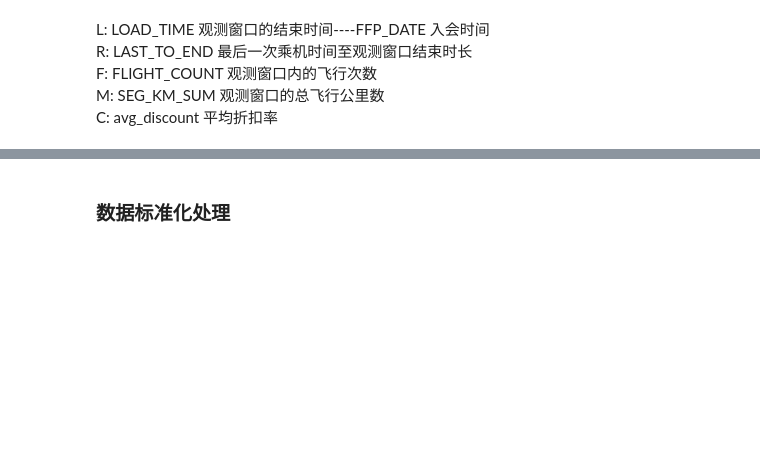
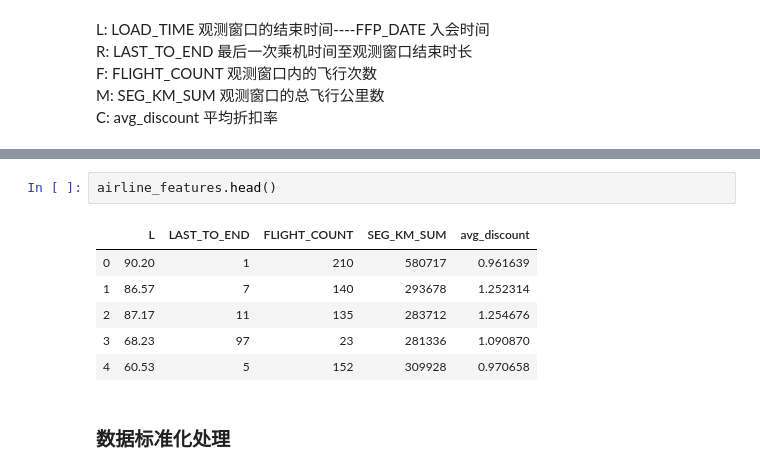
Before and after one commit to chaofan-zheng/python_learning_code, a Jupyter notebook: month06/DATASCIENCE/DS_day07_student/code/Airline_customer_analysis_code/code/k-means_data.ipynb, the cells around one changed output, grey strips where cells are left out. Saved outputs shown, nothing was run; the diff lists cells and outputs as text; blank space fills up the shorter version.

```diff
--- a/month06/DATASCIENCE/DS_day07_student/code/Airline_customer_analysis_code/code/k-means_data.ipynb
+++ b/month06/DATASCIENCE/DS_day07_student/code/Airline_customer_analysis_code/code/k-means_data.ipynb
@@ -31,2 +114,11 @@ C: avg_discount 平均折扣率<br>
+# %%
+airline_features.head()
+# %% [output]
+|  | L | LAST_TO_END | FLIGHT_COUNT | SEG_KM_SUM | avg_discount |
+| 0 | 90.20 | 1 | 210 | 580717 | 0.961639 |
+| 1 | 86.57 | 7 | 140 | 293678 | 1.252314 |
+| 2 | 87.17 | 11 | 135 | 283712 | 1.254676 |
+| 3 | 68.23 | 97 | 23 | 281336 | 1.090870 |
+| 4 | 60.53 | 5 | 152 | 309928 | 0.970658 |
 # %% [markdown]
 ### 数据标准化处理
```
Also changed, not shown: parts of 14 cells of this notebook, 35 other files.
